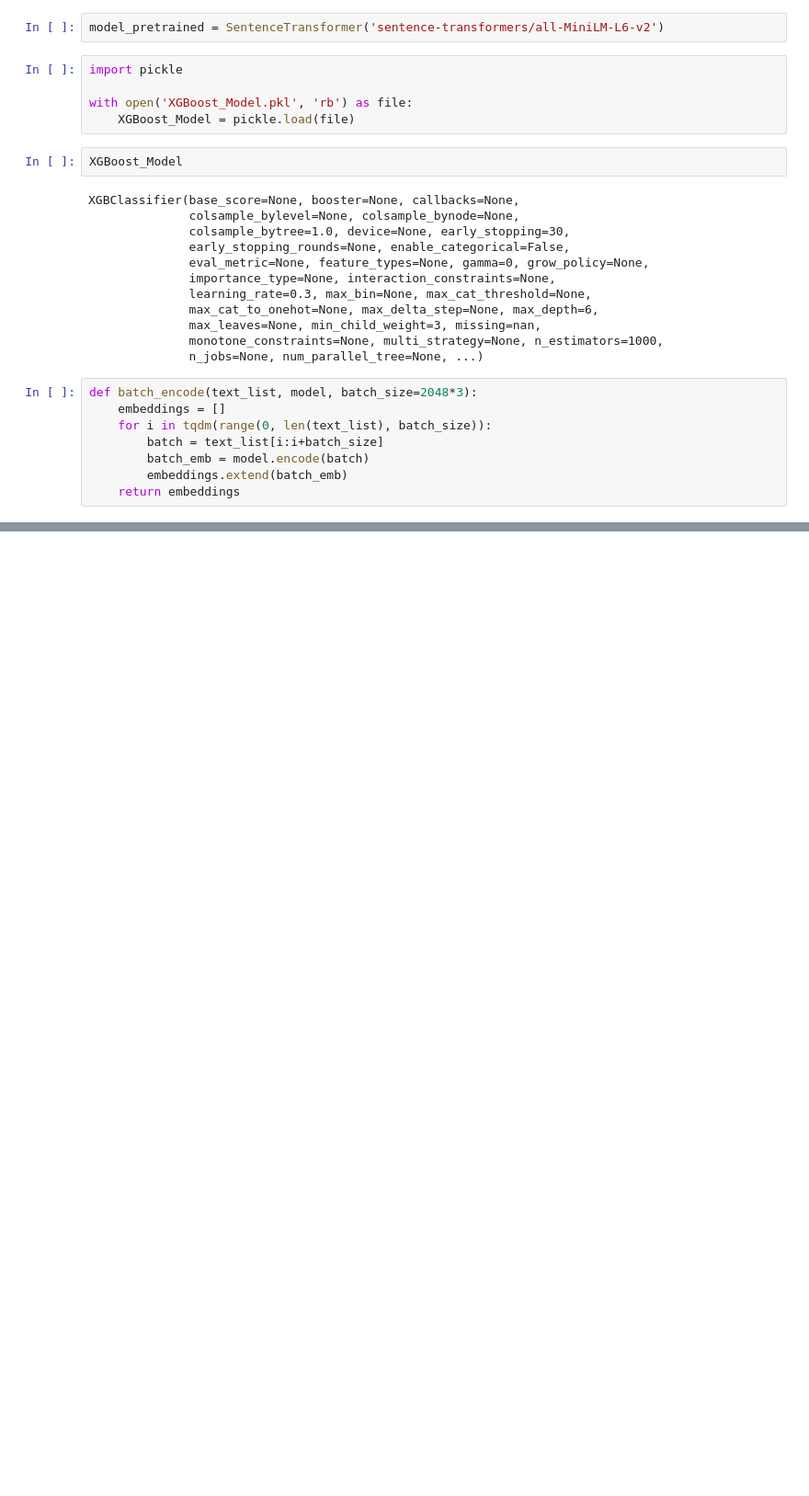
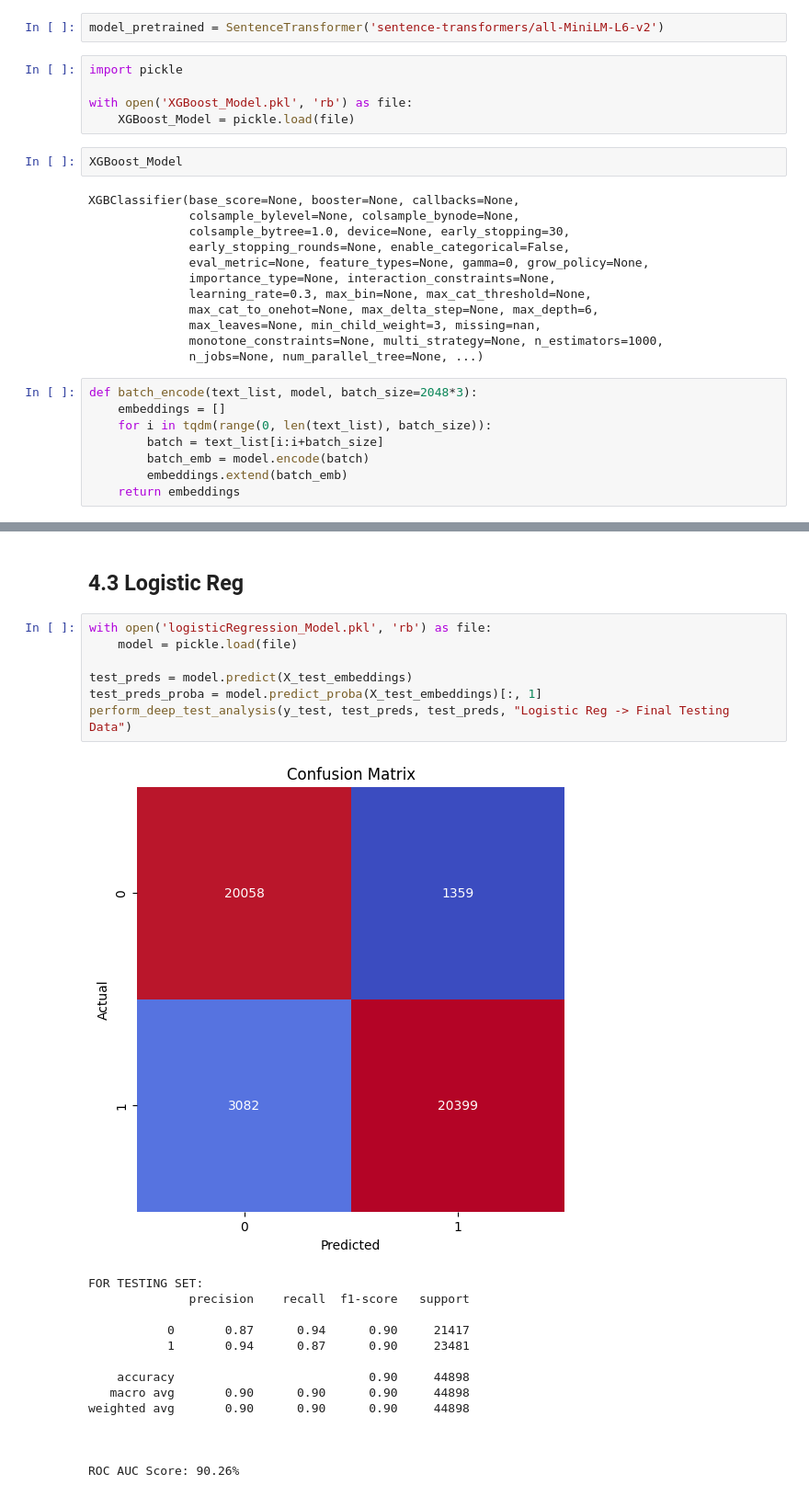
Before and after one commit to SujanNeupane42/data606_capstone_teamC, a Jupyter notebook: notebooks/Evaluating_on_FinalTestingData.ipynb, the cells around one changed output, grey strips where cells are left out. Shown at 92% size. Drawn from its saved outputs; the diff is of its cells as text; blank space fills up the shorter version.

```diff
--- a/notebooks/Evaluating_on_FinalTestingData.ipynb
+++ b/notebooks/Evaluating_on_FinalTestingData.ipynb
@@ -298,0 +280,24 @@ ROC AUC Score: 96.21%
+# %% [markdown]
+## 4.3 Logistic Reg
+# %%
+with open('logisticRegression_Model.pkl', 'rb') as file:
+    model = pickle.load(file)
+
+test_preds = model.predict(X_test_embeddings)
+test_preds_proba = model.predict_proba(X_test_embeddings)[:, 1]
+perform_deep_test_analysis(y_test, test_preds, test_preds, "Logistic Reg -> Final Testing Data")
+# %% [output]
+[figure, added]
+FOR TESTING SET:
+              precision    recall  f1-score   support
+
+           0       0.87      0.94      0.90     21417
+           1       0.94      0.87      0.90     23481
+
+    accuracy                           0.90     44898
+   macro avg       0.90      0.90      0.90     44898
+weighted avg       0.90      0.90      0.90     44898
+
+
+
+ROC AUC Score: 90.26%
```
Also changed, not shown: parts of 38 cells of this notebook, 4 other files.
